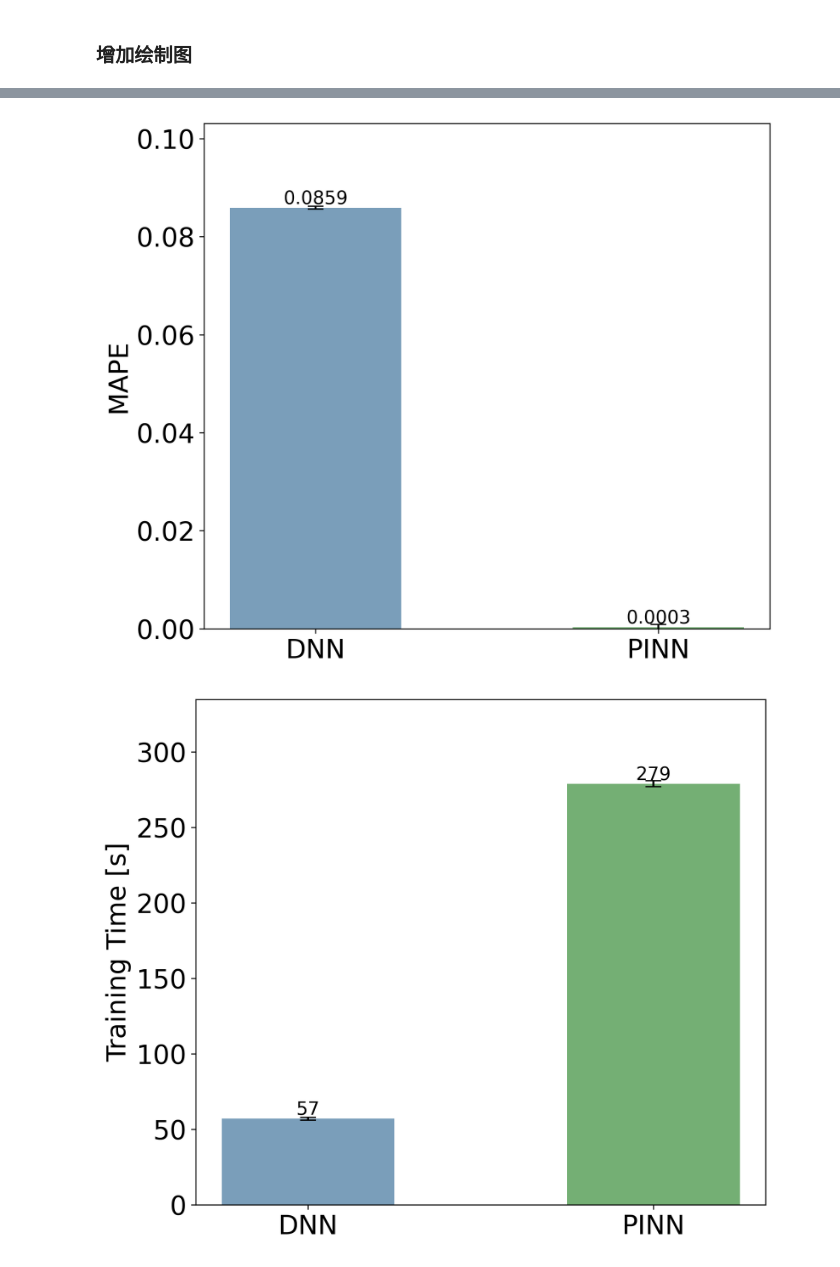
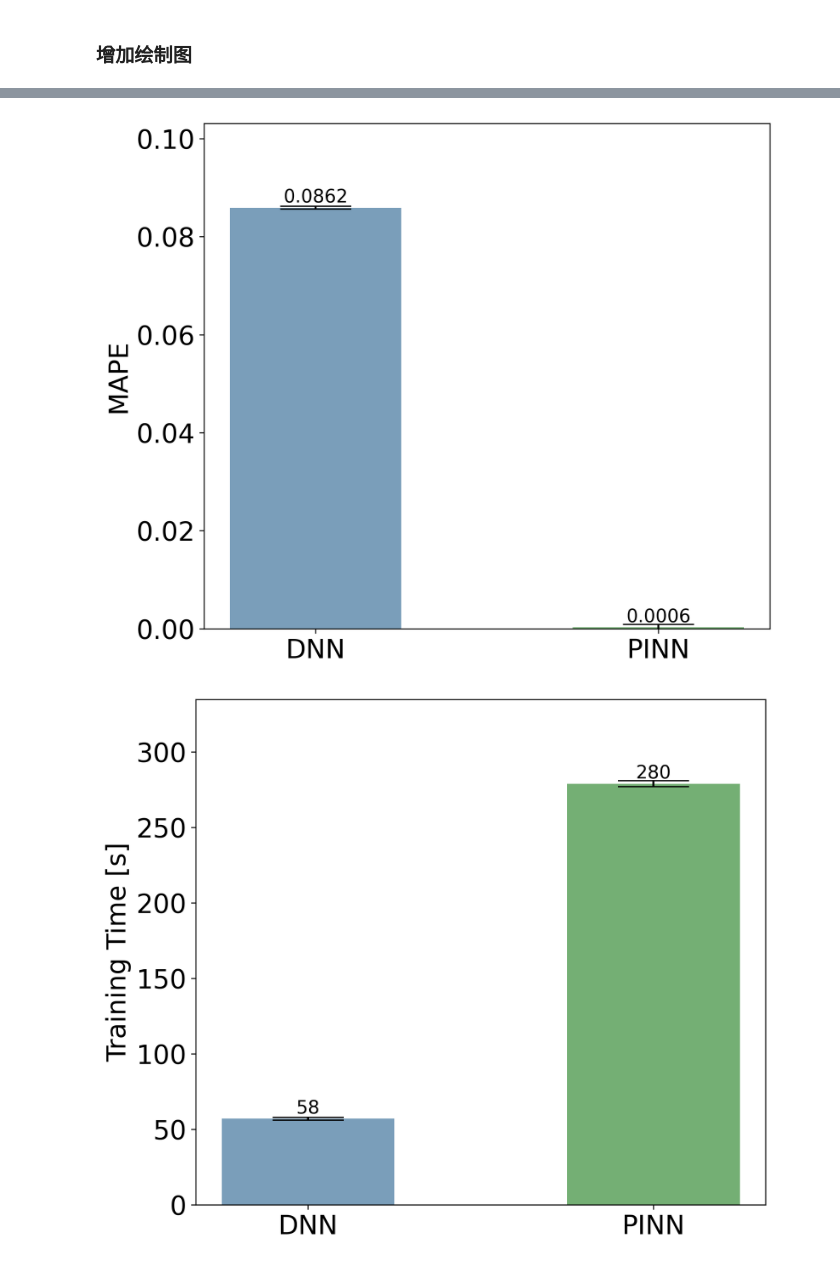
Before and after one commit to xiaolihuamao/Constitutive_Equation, a Jupyter notebook: MFNN/singlefluid/article_plot.ipynb, the cells around one changed output, grey strips where cells are left out. Cells and saved outputs as stored; diff of their text form; code cells hidden in the pictures.

```diff
--- a/MFNN/singlefluid/article_plot.ipynb
+++ b/MFNN/singlefluid/article_plot.ipynb
@@ -802,15 +802,15 @@ for i, metric in enumerate(metrics):
     x_pinn_lossf = x[1]   # PINN, lossf
     dnn_cmap_lossf = create_gradient_cmap('none', g1_color)
     pinn_cmap_lossf = create_gradient_cmap('none', g2_color)
-    dnn_bar_lossf = ax.bar(x_dnn_lossf, dnn_values_lossf[i], width=bar_width, color=dnn_cmap_lossf(0.8), yerr=dnn_errors_lossf[i], capsize=6, label='$tan\delta$')
+    dnn_bar_lossf = ax.bar(x_dnn_lossf, dnn_values_lossf[i], width=bar_width, color=dnn_cmap_lossf(0.8), yerr=dnn_errors_lossf[i], capsize=27, label='$tan\delta$')
 
     # 绘制PINN柱状图
-    pinn_bar_lossf = ax.bar(x_pinn_lossf, pinn_values_lossf[i], width=bar_width, color=pinn_cmap_lossf(0.8), yerr=pinn_errors_lossf[i], capsize=6)
+    pinn_bar_lossf = ax.bar(x_pinn_lossf, pinn_values_lossf[i], width=bar_width, color=pinn_cmap_lossf(0.8), yerr=pinn_errors_lossf[i], capsize=27)
 
     # 显示柱状图数字
     for bar in [dnn_bar_lossf, pinn_bar_lossf]:
         for rect in bar:
-            height = rect.get_height()
+            height = rect.get_height()+dnn_errors_lossf[i]
             if i != 3:
                 ax.text(rect.get_x() + rect.get_width() / 2.0, height, f'{height:.4f}', ha='center', va='bottom', fontsize=14)
             else:
@@ -841,2 +841,2 @@ for i, metric in enumerate(metrics):
-[figure, old version]
+[figure, new version]
-[figure, old version]
+[figure, new version]
```
Also changed, not shown: parts of 1 cell of this notebook, 1 other file.
